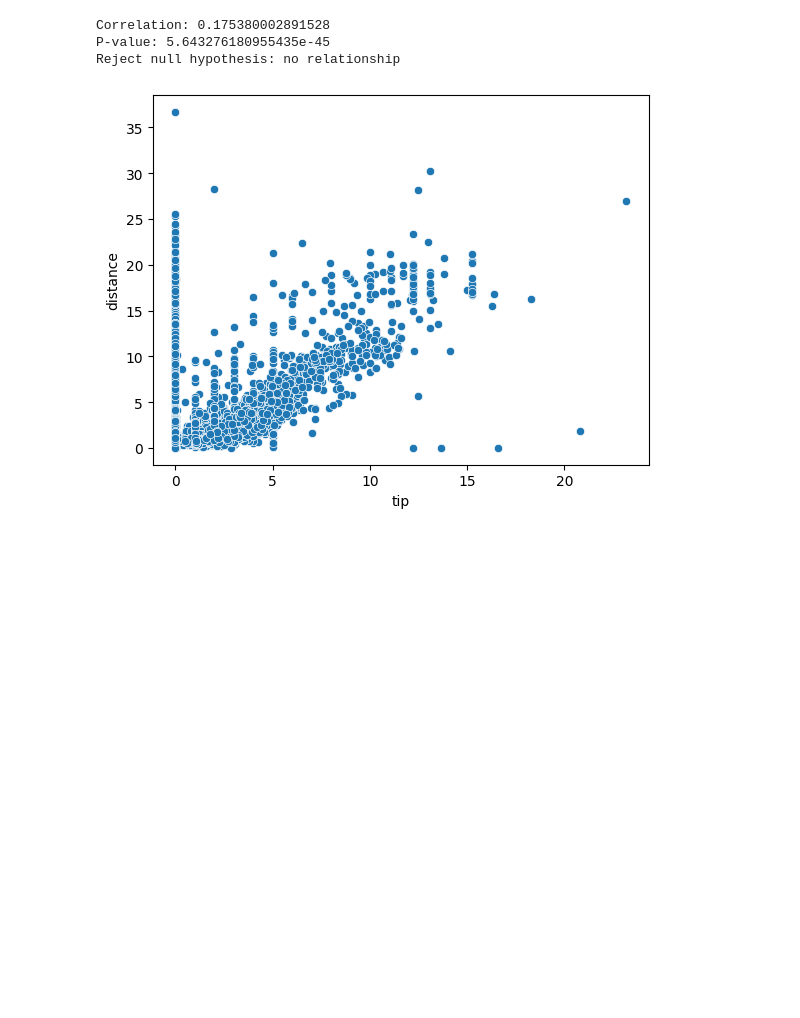
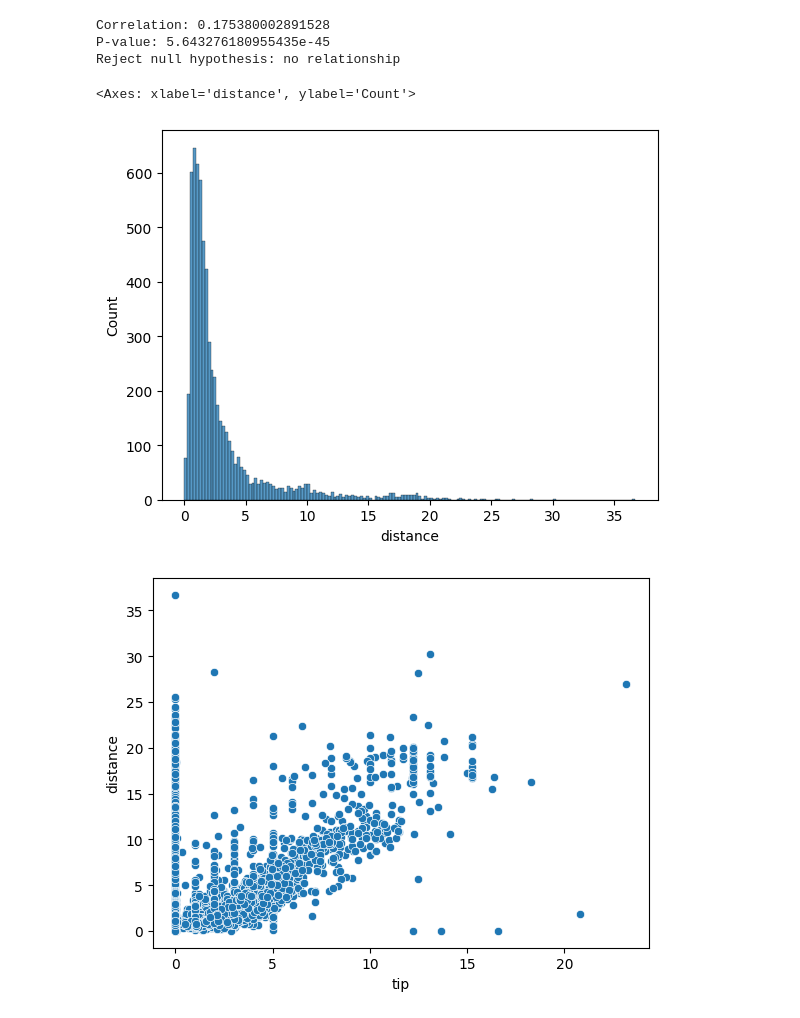
Before and after one commit to Jagruthireddie/machine_learning1, a Jupyter notebook: Untitled7.ipynb, the cells around one changed output. Saved outputs shown, nothing was run; the diff lists cells and outputs as text; code cells hidden in the pictures; blank space fills up the shorter version.

```diff
--- a/Untitled7.ipynb
+++ b/Untitled7.ipynb
@@ -578,6 +623,11 @@ else:
 Correlation: 0.175380002891528
 P-value: 5.643276180955435e-45
 Reject null hypothesis: no relationship
+# %%
+sns.histplot(df['distance'])
+# %% [output]
+<Axes: xlabel='distance', ylabel='Count'>
+[figure, added]
 # %%
 #relation btw 2 numerical values
 sns.scatterplot(x=df.tip,y=df.distance)
```
Also changed, not shown: parts of 20 cells of this notebook.
